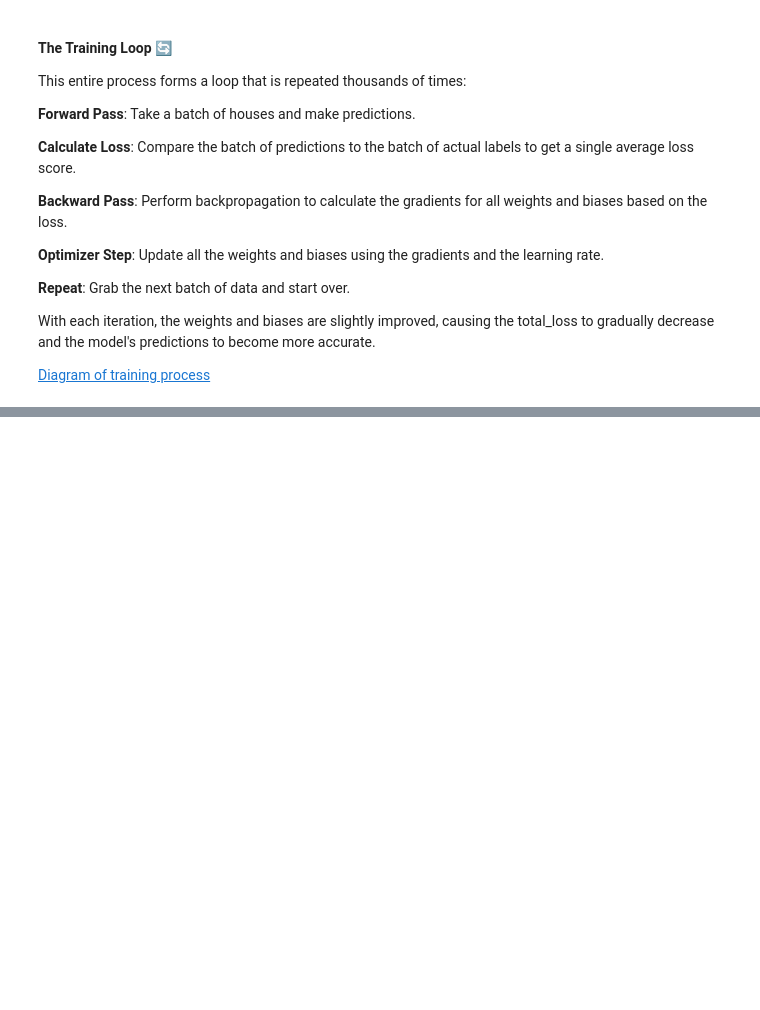
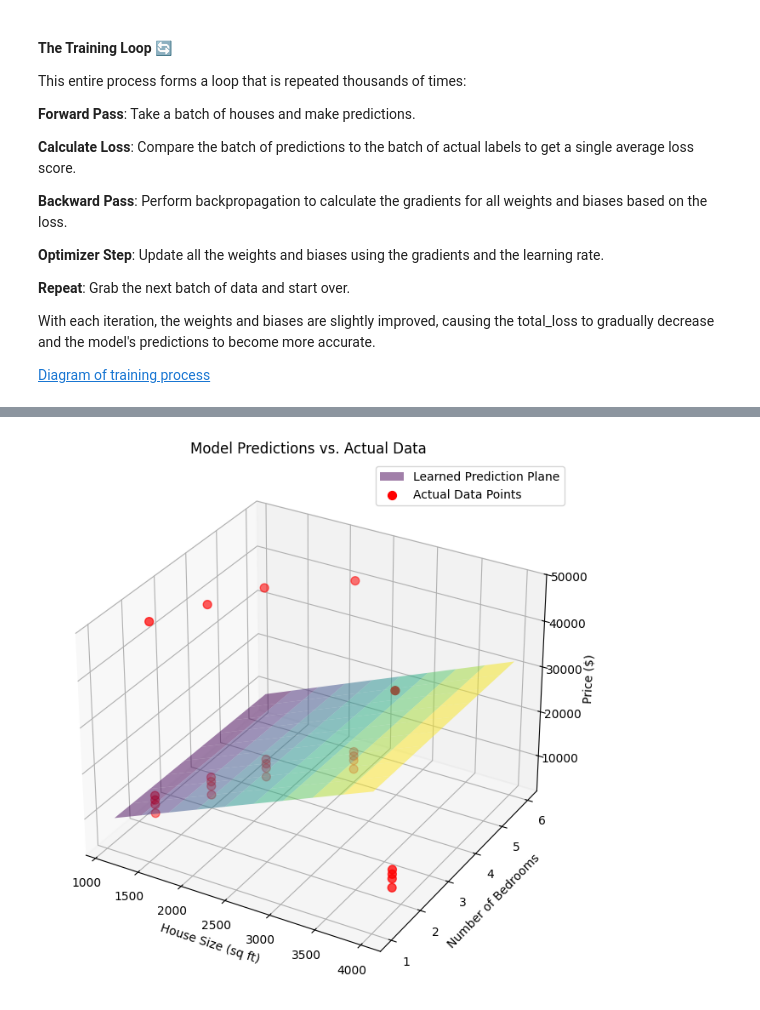
Before and after one commit to chetanvartak/llm_journey, a Jupyter notebook: ML_LinearLayer.ipynb, the cells around one changed output, grey strips where cells are left out. Drawn from its saved outputs; the diff is of its cells as text; code cells hidden in the pictures; blank space fills up the shorter version.

```diff
--- a/ML_LinearLayer.ipynb
+++ b/ML_LinearLayer.ipynb
@@ -392,0 +413,63 @@ With each iteration, the weights and biases are slightly improved, causing the t
+# %%
+import torch
+import numpy as np
+import matplotlib.pyplot as plt
+from mpl_toolkits.mplot3d import Axes3D
+
+# --- 1. Final Learned Parameters and Original Data ---
+
+# The final W and b from your trained model
+W_final = torch.tensor([[ 7.9655e+00, -8.7496e+01,  5.2909e+01],
+                        [ 2.4836e-03, -4.1517e-01,  2.0582e-01]])
+b_final = torch.tensor([-55.6498,   1.9550])
+
+# The original training data
+X_train = torch.tensor([
+    [1500.0, 3.0, 20.0],
+    [1200.0, 2.0, 5.0],
+    [1800.0, 4.0, 15.0],
+    [2500.0, 5.0, 1.0],
+    [3900.0, 2.0, 30.0]
+])
+# We only care about the price for this graph
+Y_train_price = torch.tensor([
+    [7000.0], [8000.0], [9000.0], [5000.0], [47000.0]
+])
+
+# --- 2. Create a Grid to Plot the Prediction Plane ---
+
+# Isolate the parameters for the price prediction (first output)
+W_price = W_final[0, :]
+b_price = b_final[0]
+
+# Create a range for house_size (x-axis) and num_bedrooms (y-axis)
+size_range = np.linspace(X_train[:, 0].min()-100, X_train[:, 0].max()+100, 10)
+beds_range = np.linspace(X_train[:, 1].min()-1, X_train[:, 1].max()+1, 10)
+size_grid, beds_grid = np.meshgrid(size_range, beds_range)
+
+# Hold the 'age' constant at the average age from the training data
+avg_age = X_train[:, 2].mean()
+
+# Calculate the predicted price (z-axis) for each point on the grid
+# price = W1*size + W2*beds + W3*avg_age + b
+price_plane = W_price[0] * size_grid + W_price[1] * beds_grid + W_price[2] * avg_age + b_price
+
+# --- 3. Draw the 3D Graph ---
+fig = plt.figure(figsize=(10, 8))
+ax = fig.add_subplot(111, projection='3d')
+
+# Plot the learned plane
+ax.plot_surface(size_grid, beds_grid, price_plane.numpy(), alpha=0.5, cmap='viridis', label='Learned Prediction Plane')
+
+# Plot the original data points
+ax.scatter(X_train[:, 0], X_train[:, 1], Y_train_price, color='red', s=50, label='Actual Data Points')
+
+# Set labels and title
+ax.set_xlabel('House Size (sq ft)')
+ax.set_ylabel('Number of Bedrooms')
+ax.set_zlabel('Price ($)')
+ax.set_title('Model Predictions vs. Actual Data')
+plt.legend()
+plt.show()
+# %% [output]
+[figure, added]
```
Also changed, not shown: parts of 1 cell of this notebook.
